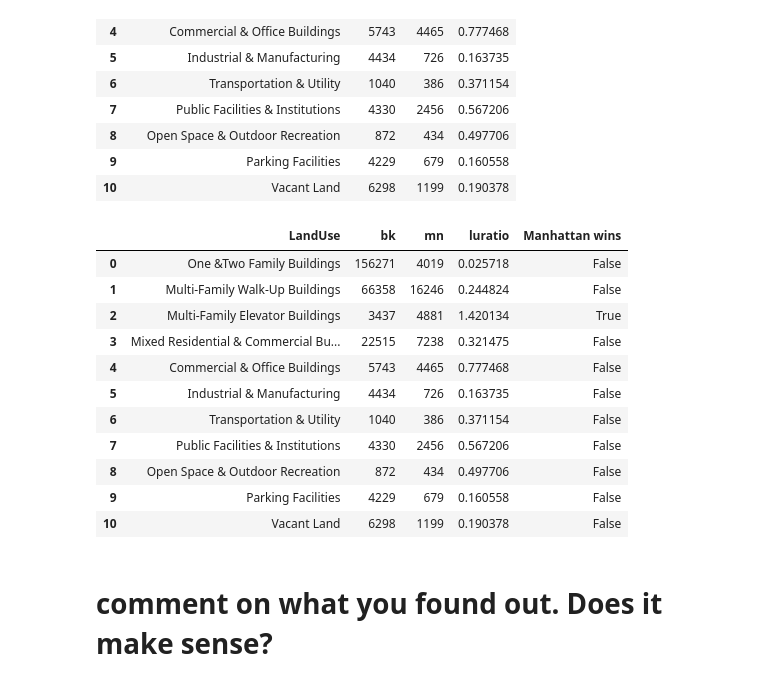
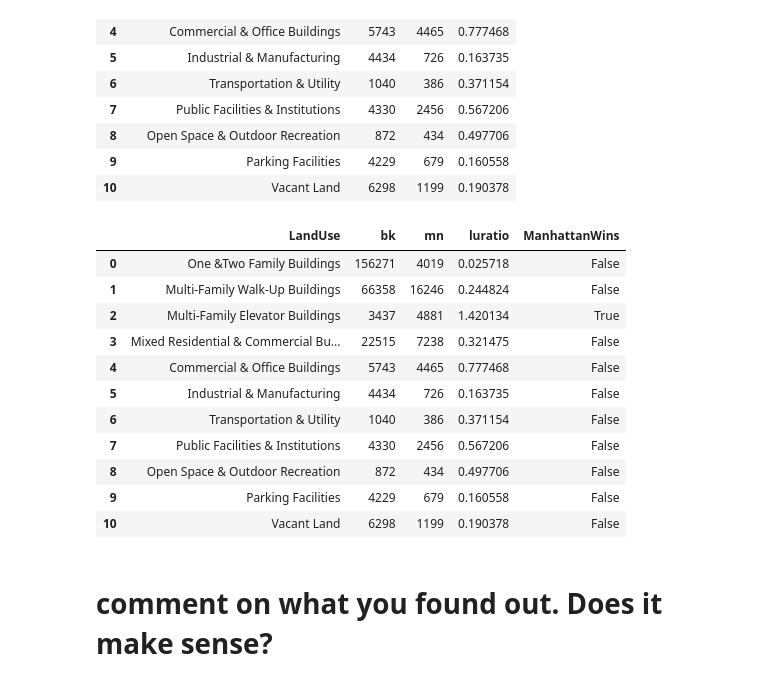
Before and after one commit to samjfalk/PUI2018_sjf374, a Jupyter notebook: HW5_sjf374/HW5_1_sjf374.ipynb, the cells around one changed output. Drawn from its saved outputs; the diff is of its cells as text; code cells hidden in the pictures.

```diff
--- a/HW5_sjf374/HW5_1_sjf374.ipynb
+++ b/HW5_sjf374/HW5_1_sjf374.ipynb
@@ -288,5 +265,6 @@ bkgrouped.head()
 # merge the dataframes on land use
 # %%
 # merge the dataframes on LandUse. You can use the pandas function merge ( _pd.merge)
+both = pd.merge(bkgrouped, mngrouped, on = 'LandUse')
 both.columns
 # %% [output]
@@ -298,7 +285,7 @@ Index(['LandUse', 'ZipCode_x', 'ZipCode_y'], dtype='object')
 # %%
 # Use the df.rename() method (hint: it takes a dictionary)
 # now you can just call "both" instead of "both.head()" since the file should only have 11 columns
-...
+both.columns =  ['LandUse', 'bk', 'mn']
 both
 # %% [output]
 |  | LandUse | bk | mn |
@@ -335,0 +305,16 @@ both
+# %%
+# set up Land Use values to descriptive tag
+landusedict = {1: 'One &Two Family Buildings', \
+2: 'Multi-Family Walk-Up Buildings',\
+3: "Multi-Family Elevator Buildings", \
+4: 'Mixed Residential & Commercial Buildings', \
+5: 'Commercial & Office Buildings', \
+6: 'Industrial & Manufacturing',\
+7: 'Transportation & Utility',\
+8: 'Public Facilities & Institutions',\
+9: 'Open Space & Outdoor Recreation',\
+10: 'Parking Facilities',\
+11: 'Vacant Land'}
+
+both['LandUse'] = both['LandUse'].map(landusedict)
+both
@@ -337,8 +335,8 @@ both
 # create a feature (a column, a series) with the ratio of number of buildings in BK vs MN and find out in which LandUse class Manhattan has more buildings than BK
 # %%
 # calculate the ratio of BK to Man buildings per LandUse category
-both.luration = both.bk / ...
-...
+#following example and did ratio of manhattan to bk
+both['luratio'] =  both.mn / both.bk
 both
 # %% [output]
 |  | LandUse | bk | mn | luratio |
@@ -356,11 +354,19 @@ both
 # %%
 # defined function that returns True if the ratio is larger than 0, False otherwise.
 # Use the series.apply() method to apply that function to the luratio series you jusrt created
-...
-...
+
+#instructions say larger than zero, but for this to be true the ratio should be larger
+#than 1... the other would be true if subtracting
+
+def ratio_bool(ratio):
+    if ratio > 1:
+        return True
+    else:
+        return False
+both['ManhattanWins'] = both['luratio'].apply(lambda x: ratio_bool(x))
 both
 # %% [output]
-|  | LandUse | bk | mn | luratio | Manhattan wins |
+|  | LandUse | bk | mn | luratio | ManhattanWins |
 | 0 | One &Two Family Buildings | 156271 | 4019 | 0.025718 | False |
 | 1 | Multi-Family Walk-Up Buildings | 66358 | 16246 | 0.244824 | False |
 | 2 | Multi-Family Elevator Buildings | 3437 | 4881 | 1.420134 | True |
```
Also changed, not shown: parts of 13 cells of this notebook.
